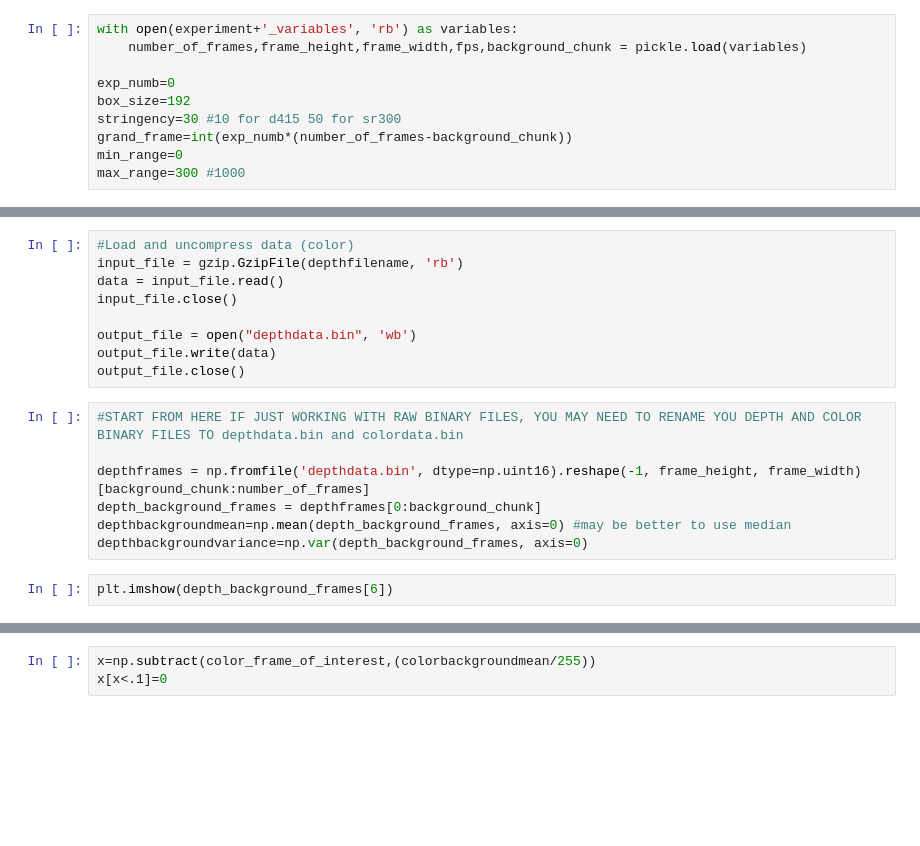
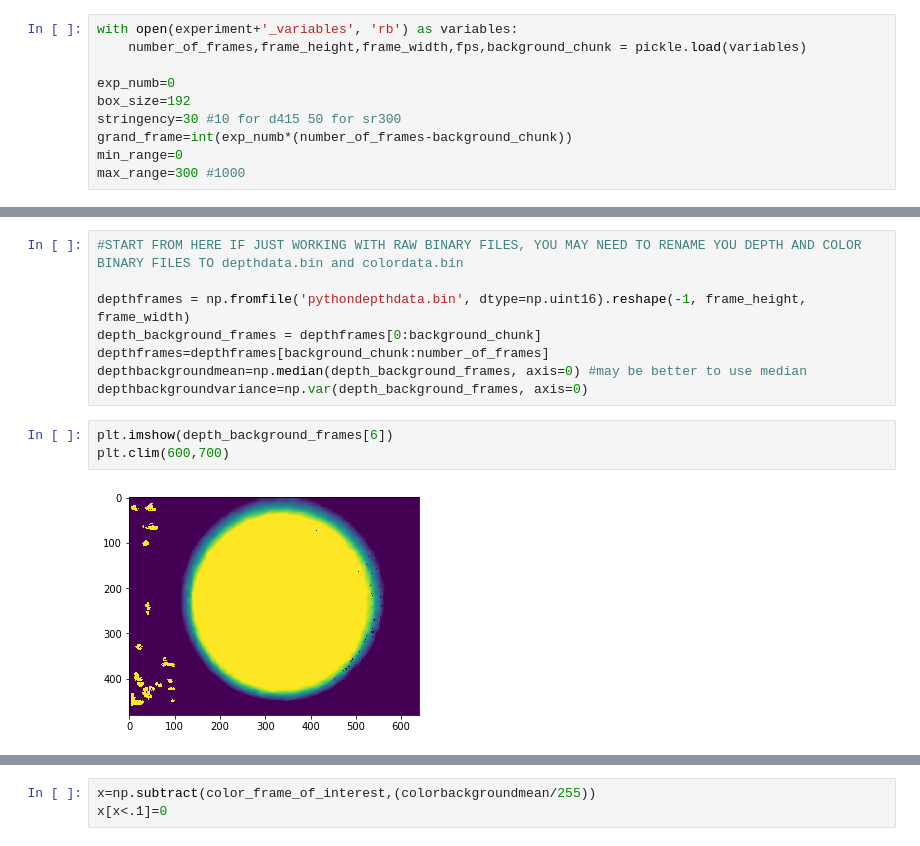
Before and after one commit to GitwellAnyohub/Real_Sensible_Moseq, a Jupyter notebook: data_acquisition/d415_acquisition_process_depth_and_color.ipynb, the cells around one changed output, grey strips where cells are left out. Saved outputs shown, nothing was run; the diff lists cells and outputs as text; blank space fills up the shorter version.

```diff
--- a/data_acquisition/d415_acquisition_process_depth_and_color.ipynb
+++ b/data_acquisition/d415_acquisition_process_depth_and_color.ipynb
@@ -67,18 +83,13 @@ output_file.close()
-# %%
-#Load and uncompress data (color)
-input_file = gzip.GzipFile(depthfilename, 'rb')
-data = input_file.read()
-input_file.close()
-
-output_file = open("depthdata.bin", 'wb')
-output_file.write(data)
-output_file.close()
 # %%
 #START FROM HERE IF JUST WORKING WITH RAW BINARY FILES, YOU MAY NEED TO RENAME YOU DEPTH AND COLOR BINARY FILES TO depthdata.bin and colordata.bin
 
-depthframes = np.fromfile('depthdata.bin', dtype=np.uint16).reshape(-1, frame_height, frame_width)[background_chunk:number_of_frames]
+depthframes = np.fromfile('pythondepthdata.bin', dtype=np.uint16).reshape(-1, frame_height, frame_width)
 depth_background_frames = depthframes[0:background_chunk]
-depthbackgroundmean=np.mean(depth_background_frames, axis=0) #may be better to use median
+depthframes=depthframes[background_chunk:number_of_frames]
+depthbackgroundmean=np.median(depth_background_frames, axis=0) #may be better to use median
 depthbackgroundvariance=np.var(depth_background_frames, axis=0)
 # %%
 plt.imshow(depth_background_frames[6])
+plt.clim(600,700)
+# %% [output]
+[figure, added]
```
Also changed, not shown: parts of 20 cells of this notebook, 1 other file.
